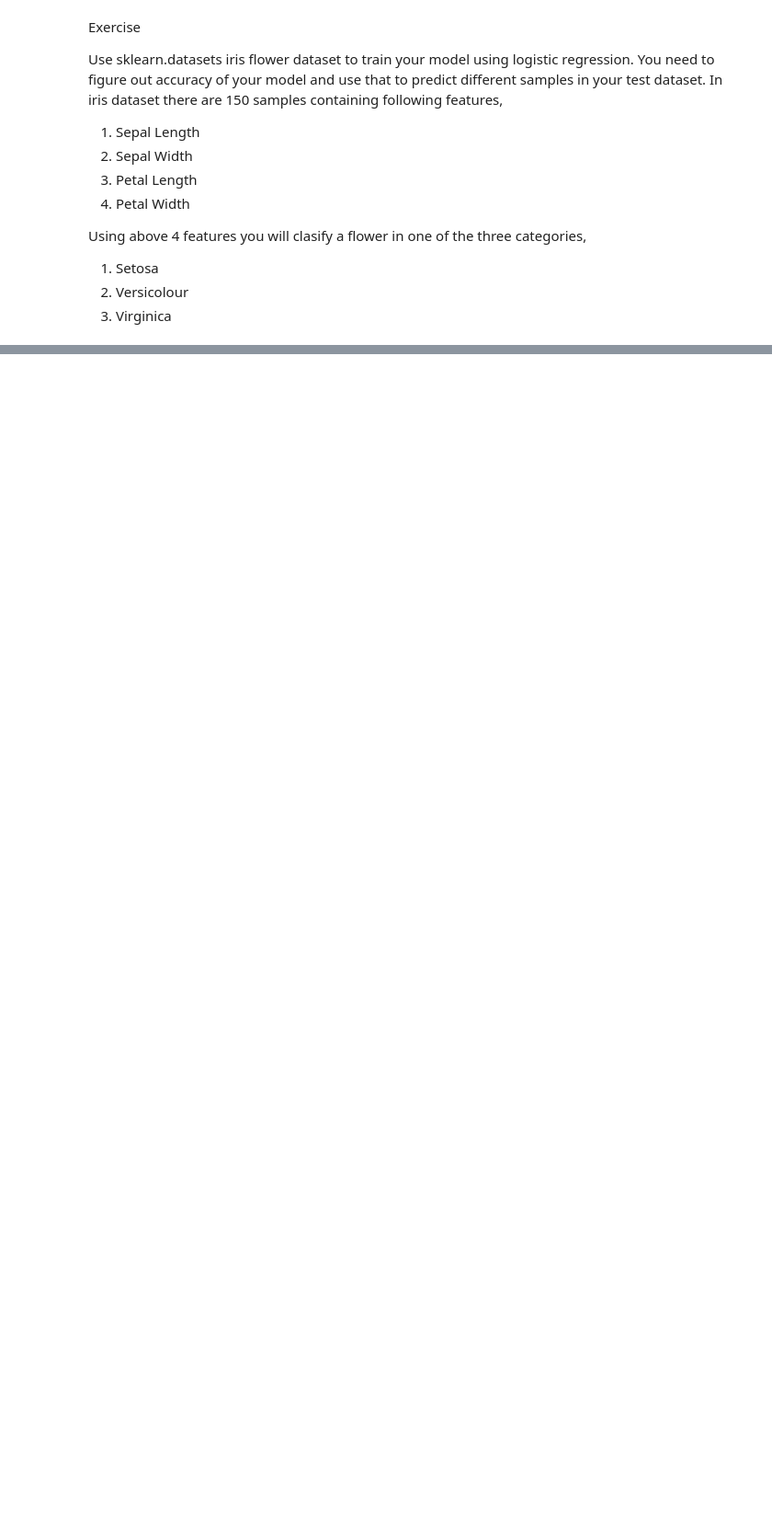
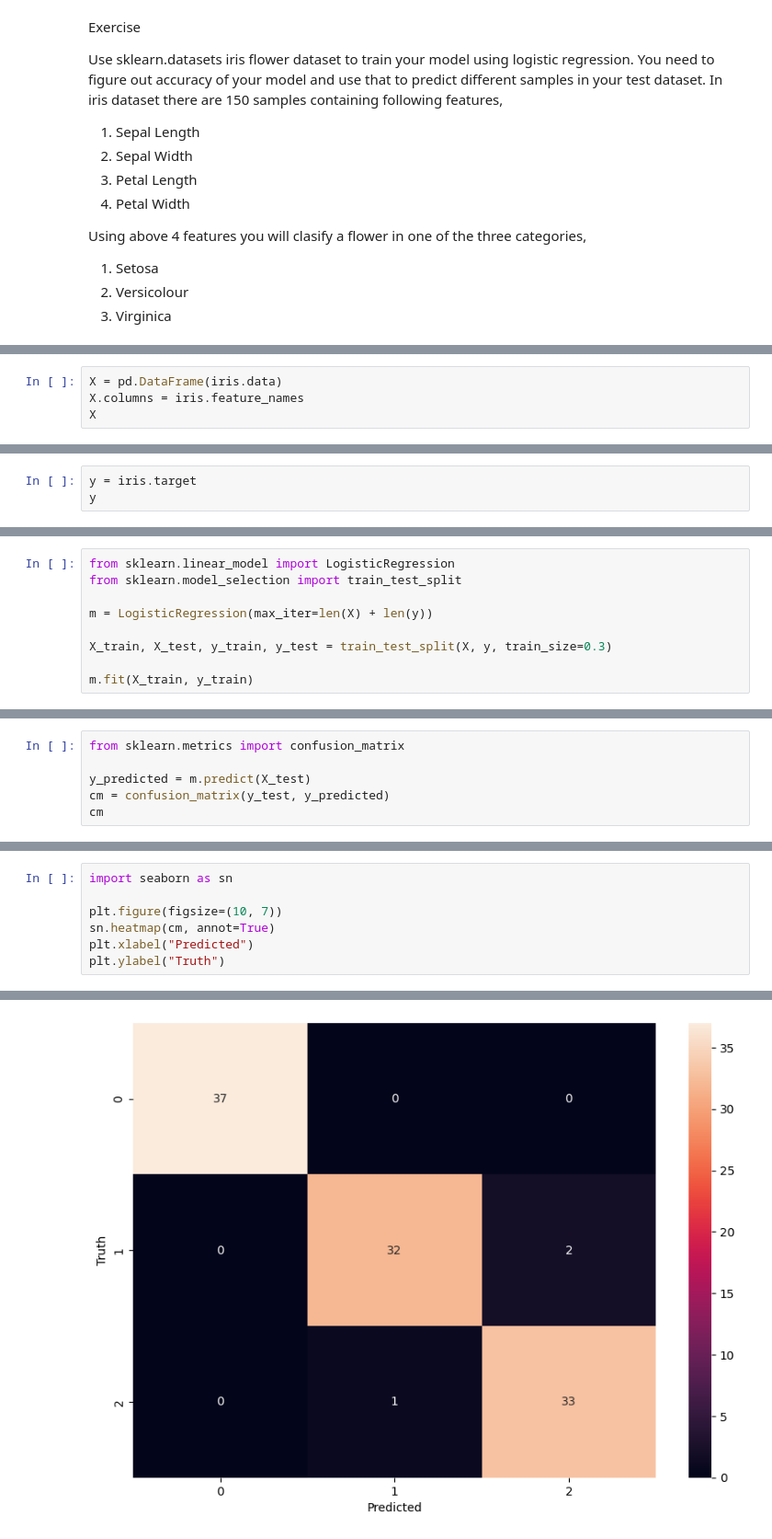
Before and after one commit to pythoneerHiro/ml-101, a Jupyter notebook: ml/logistic_multiclass.ipynb, the cells around one changed output, grey strips where cells are left out. Shown: that part at 92% size. Cells and saved outputs as stored; diff of their text form; blank space fills up the shorter version.

Commit message:
:sparkles: multiclass logistic exercise

```diff
--- a/ml/logistic_multiclass.ipynb
+++ b/ml/logistic_multiclass.ipynb
@@ -131,0 +158,4 @@ Using above 4 features you will clasify a flower in one of the three categories,
+# %%
+X = pd.DataFrame(iris.data)
+X.columns = iris.feature_names
+X
@@ -131,0 +176,3 @@ Using above 4 features you will clasify a flower in one of the three categories,
+# %%
+y = iris.target
+y
@@ -131,0 +187,9 @@ Using above 4 features you will clasify a flower in one of the three categories,
+# %%
+from sklearn.linear_model import LogisticRegression
+from sklearn.model_selection import train_test_split
+
+m = LogisticRegression(max_iter=len(X) + len(y))
+
+X_train, X_test, y_train, y_test = train_test_split(X, y, train_size=0.3)
+
+m.fit(X_train, y_train)
@@ -131,0 +202,6 @@ Using above 4 features you will clasify a flower in one of the three categories,
+# %%
+from sklearn.metrics import confusion_matrix
+
+y_predicted = m.predict(X_test)
+cm = confusion_matrix(y_test, y_predicted)
+cm
@@ -131,0 +212,8 @@ Using above 4 features you will clasify a flower in one of the three categories,
+# %%
+import seaborn as sn
+
+plt.figure(figsize=(10, 7))
+sn.heatmap(cm, annot=True)
+plt.xlabel("Predicted")
+plt.ylabel("Truth")
+# %% [output]
@@ -131,0 +221 @@ Using above 4 features you will clasify a flower in one of the three categories,
+[figure, added]
```
Also changed, not shown: parts of 10 cells of this notebook.
